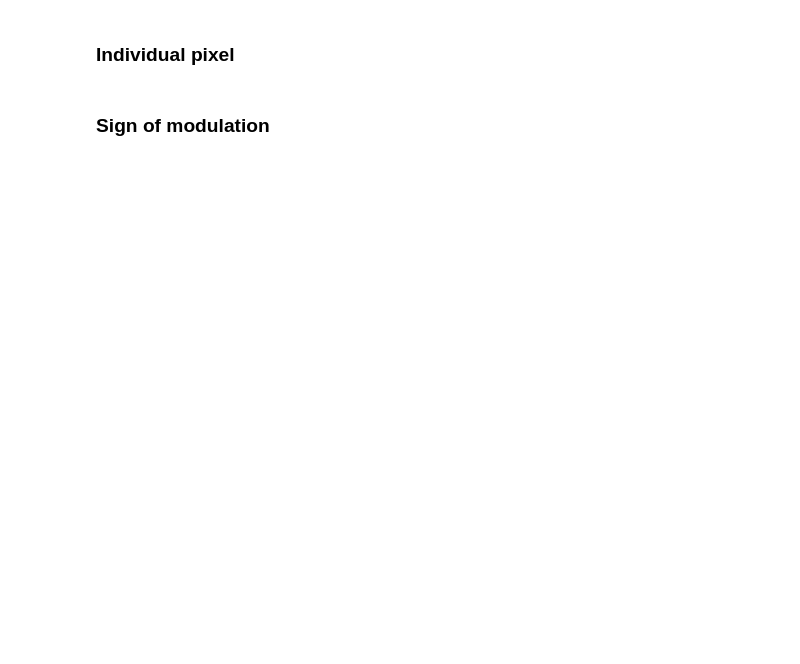
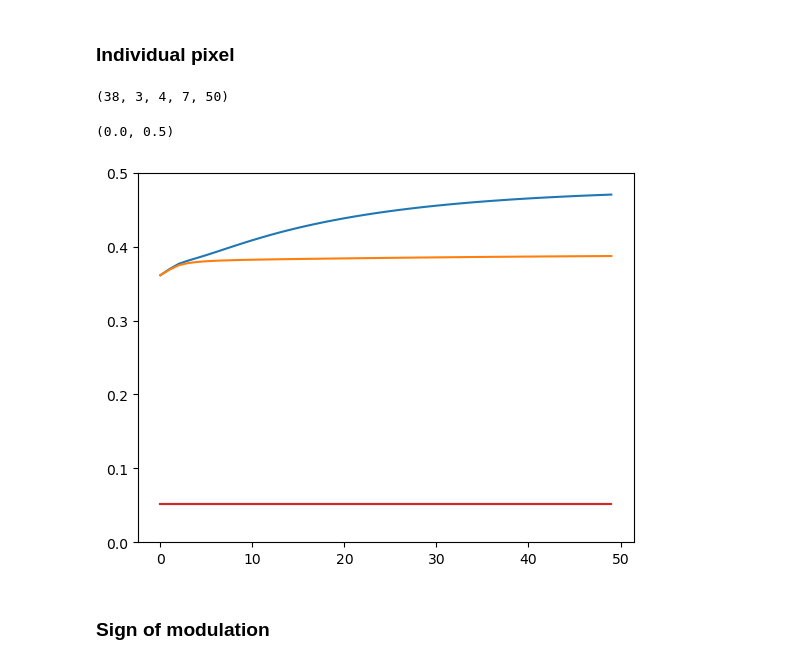
Before and after one commit to samimol/Visual-Routines, a Jupyter notebook: analysis.ipynb, the cells around one changed output. Drawn from its saved outputs; the diff is of its cells as text; code cells hidden in the pictures; blank space fills up the shorter version.

```diff
--- a/analysis.ipynb
+++ b/analysis.ipynb
@@ -110,3 +103,22 @@ plt.ylim([0,0.5])
+# %%
+target_activations_recurrent.shape
+# %% [output]
+(38, 3, 4, 7, 50)
+# %%
+
+neuron_number = 25
+recurrent_layer_number = 1
+feature_number = 0
+neuron_position_on_curve = 5
+
+plt.plot(target_activations_recurrent[neuron_number,recurrent_layer_number,feature_number,neuron_position_on_curve,:])
+plt.plot(distractor_activations_recurrent[neuron_number,recurrent_layer_number,feature_number,neuron_position_on_curve,:])
+plt.plot(target_activations_feedforward[neuron_number,feature_number,neuron_position_on_curve,:])
+plt.plot(distractor_activations_feedforward[neuron_number,feature_number,neuron_position_on_curve,:])
+plt.ylim([0,0.5])
+# %% [output]
+(0.0, 0.5)
+[figure, added]
 # %% [markdown]
 ### Sign of modulation
 # %%
```
Also changed, not shown: parts of 10 cells of this notebook, 2 other files.
